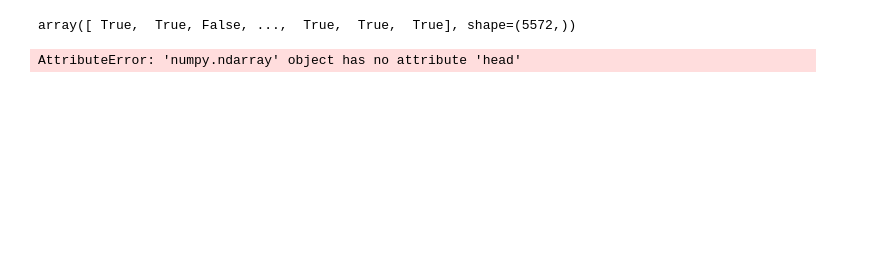
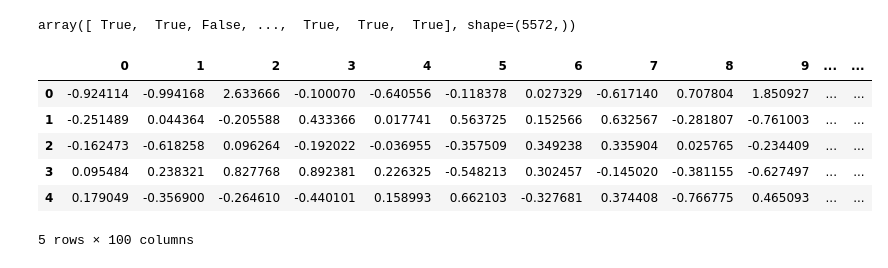
Before and after one commit to naman-0804/learning, a Jupyter notebook: word2vecspamhamclassification.ipynb, the cells around one changed output. Saved outputs shown, nothing was run; the diff lists cells and outputs as text; code cells hidden in the pictures; blank space fills up the shorter version.

```diff
--- a/word2vecspamhamclassification.ipynb
+++ b/word2vecspamhamclassification.ipynb
@@ -212,7 +215,14 @@ array([ True,  True, False, ...,  True,  True,  True], shape=(5572,))
 # %%
 from sklearn.model_selection import train_test_split
 X_train, X_test, y_train, y_test = train_test_split(X_new, y, test_size=0.2)
-# %%
-X_train.head()
-# %% [output]
-AttributeError: 'numpy.ndarray' object has no attribute 'head'
+# %%
+import pandas as pd
+pd.DataFrame(X_train).head()
+# %% [output]
+|  | 0 | 1 | 2 | 3 | 4 | 5 | 6 | 7 | 8 | 9 | ... | ... |
+| 0 | -0.924114 | -0.994168 | 2.633666 | -0.100070 | -0.640556 | -0.118378 | 0.027329 | -0.617140 | 0.707804 | 1.850927 | ... | ... |
+| 1 | -0.251489 | 0.044364 | -0.205588 | 0.433366 | 0.017741 | 0.563725 | 0.152566 | 0.632567 | -0.281807 | -0.761003 | ... | ... |
+| 2 | -0.162473 | -0.618258 | 0.096264 | -0.192022 | -0.036955 | -0.357509 | 0.349238 | 0.335904 | 0.025765 | -0.234409 | ... | ... |
+| 3 | 0.095484 | 0.238321 | 0.827768 | 0.892381 | 0.226325 | -0.548213 | 0.302457 | -0.145020 | -0.381155 | -0.627497 | ... | ... |
+| 4 | 0.179049 | -0.356900 | -0.264610 | -0.440101 | 0.158993 | 0.662103 | -0.327681 | 0.374408 | -0.766775 | 0.465093 | ... | ... |
+5 rows × 100 columns
```
Also changed, not shown: parts of 5 cells of this notebook.
